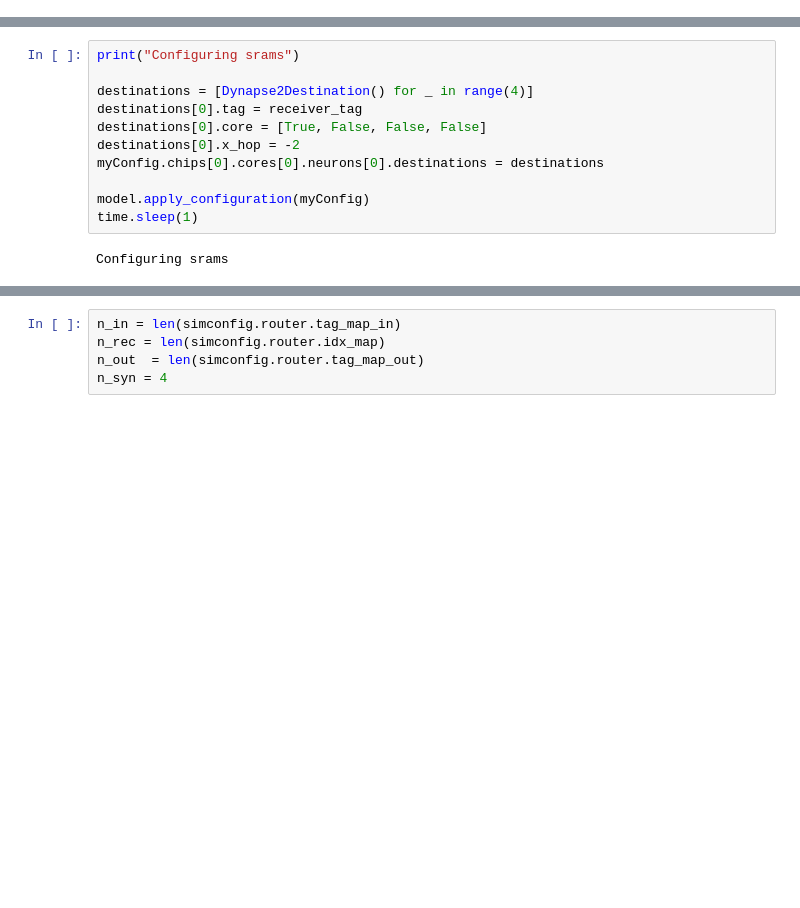
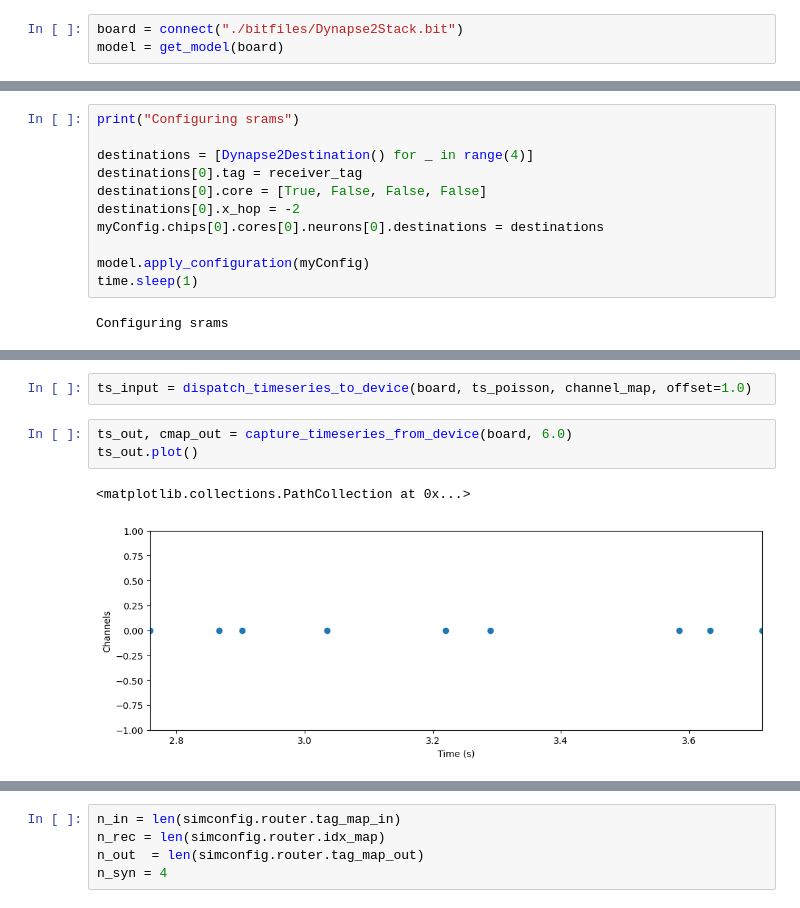
Before and after one commit to synsense/rockpool, a Jupyter notebook: docs/devices/DynapSE/dynapse2.ipynb, the cells around one changed output, grey strips where cells are left out. Drawn from its saved outputs; the diff is of its cells as text; blank space fills up the shorter version.

```diff
--- a/docs/devices/DynapSE/dynapse2.ipynb
+++ b/docs/devices/DynapSE/dynapse2.ipynb
@@ -127,0 +37,3 @@ time.sleep(1)
+# %%
+board = connect("./bitfiles/Dynapse2Stack.bit")
+model = get_model(board)
@@ -208,0 +120,8 @@ ts.plot()
+# %%
+ts_input = dispatch_timeseries_to_device(board, ts_poisson, channel_map, offset=1.0)
+# %%
+ts_out, cmap_out = capture_timeseries_from_device(board, 6.0)
+ts_out.plot()
+# %% [output]
+<matplotlib.collections.PathCollection at 0x...>
+[figure, added]
```
Also changed, not shown: parts of 35 cells of this notebook.
